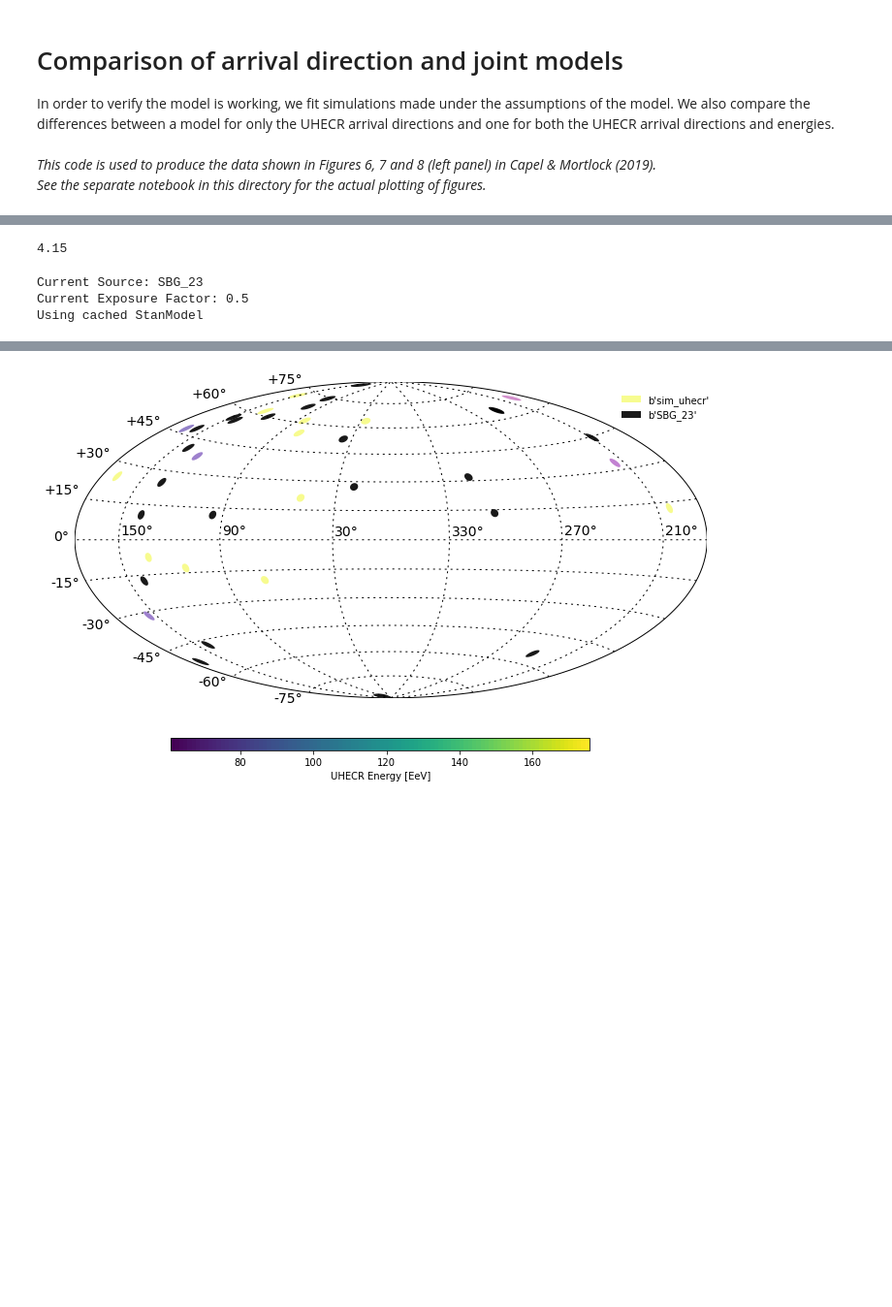
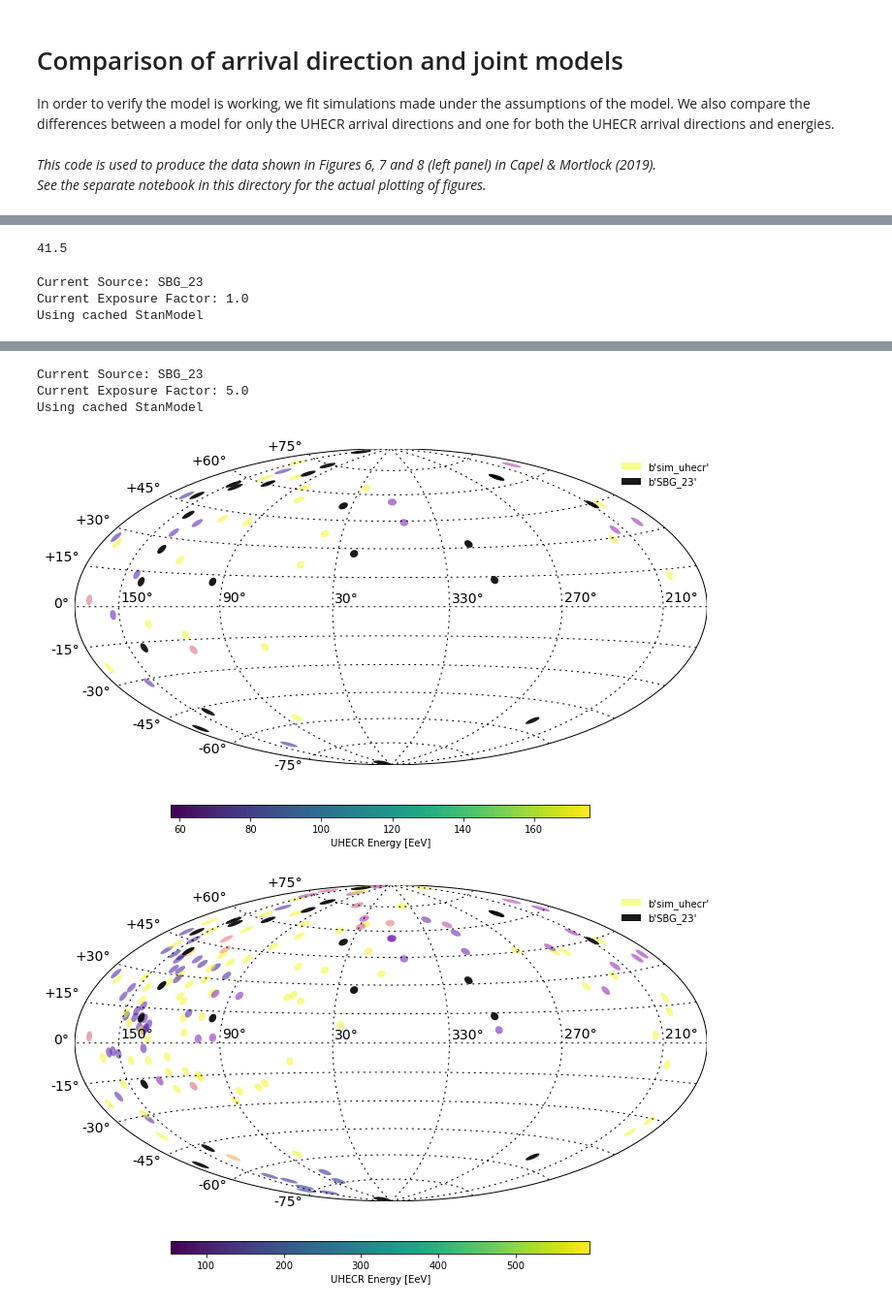
Before and after one commit to cescalara/uhecr_model, a Jupyter notebook: checks/modify_exposure/run_simulation.ipynb, the cells around one changed output, grey strips where cells are left out. Shown at 97% size. Saved outputs shown, nothing was run; the diff lists cells and outputs as text; code cells hidden in the pictures; blank space fills up the shorter version.

```diff
--- a/checks/modify_exposure/run_simulation.ipynb
+++ b/checks/modify_exposure/run_simulation.ipynb
@@ -34,7 +34,7 @@ source_types = ["SBG_23"]
 
 # detector_types = ["auger2010", "auger2014", "TA2015"]
 # detector_types = ["TA2015"]
-detector_type = "TA"
+detector_type = "PAO"
 
 # set random seed
 random_seed = 19990308
@@ -44,8 +44,8 @@ show_plot = True
 
 # exposure factor
 # exp_factors = [1., 5., 10., 100.]
-# exp_factors = [1., 5.]
-exp_factors = [4., 7.]
+exp_factors = [1., 5.]
+# exp_factors = [4., 7.]
 # exp_factors = [1.]
 # %%
 '''set detector and detector properties'''
@@ -194,7 +208,7 @@ Observed simulated UHECRs: 16
 # %%
 print(sim_analysis.data.detector.alpha_T / 1000)
 # %% [output]
-4.15
+41.5
 # %%
 '''Fit using arrival direction model'''
 for source_type in source_types:
@@ -239,11 +253,11 @@ for source_type in source_types:
         analysis.use_tables(table_file)
 
         # Fit the Stan model
-        fit = analysis.fit_model(chains = 16, iterations = 750, seed = random_seed, warmup=200)
+        fit = analysis.fit_model(chains = 4, iterations = 2000, seed = random_seed, warmup=None)
 
         # Save to analysis file
         analysis.save()
 # %% [output]
 Current Source: SBG_23
-Current Exposure Factor: 0.5
+Current Exposure Factor: 1.0
 Using cached StanModel
@@ -251,5 +265,9 @@ WARNING:pystan:1 of 8800 iterations ended with a divergence (0.0114 %).
 WARNING:pystan:Try running with adapt_delta larger than 0.8 to remove the divergences.
+Current Source: SBG_23
+Current Exposure Factor: 5.0
+Using cached StanModel
-[figure, old version]
+[figure, new version]
+[figure, added]
 # %%
 print(np.max(analysis.chain["f"]))
 # %% [output]
```
Also changed, not shown: parts of 5 cells of this notebook, 34 other files.
